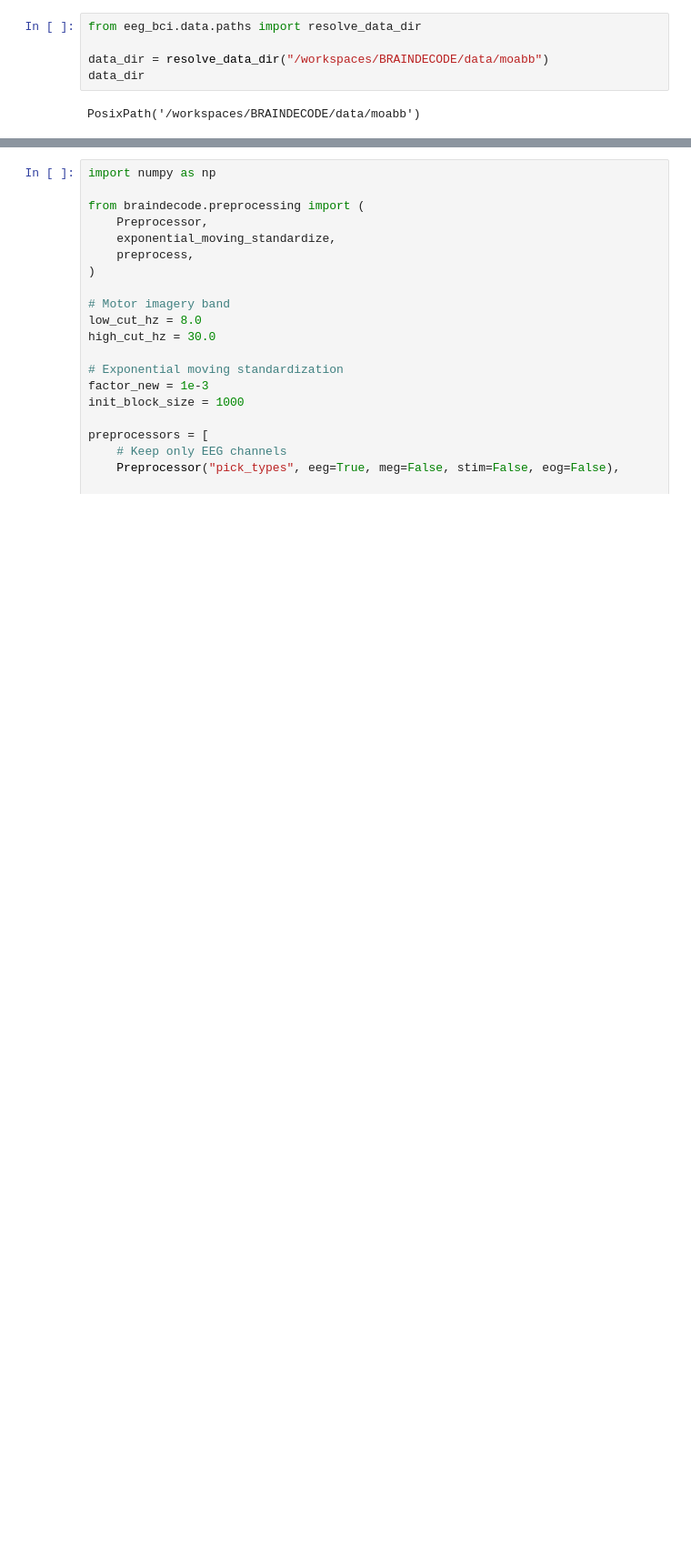
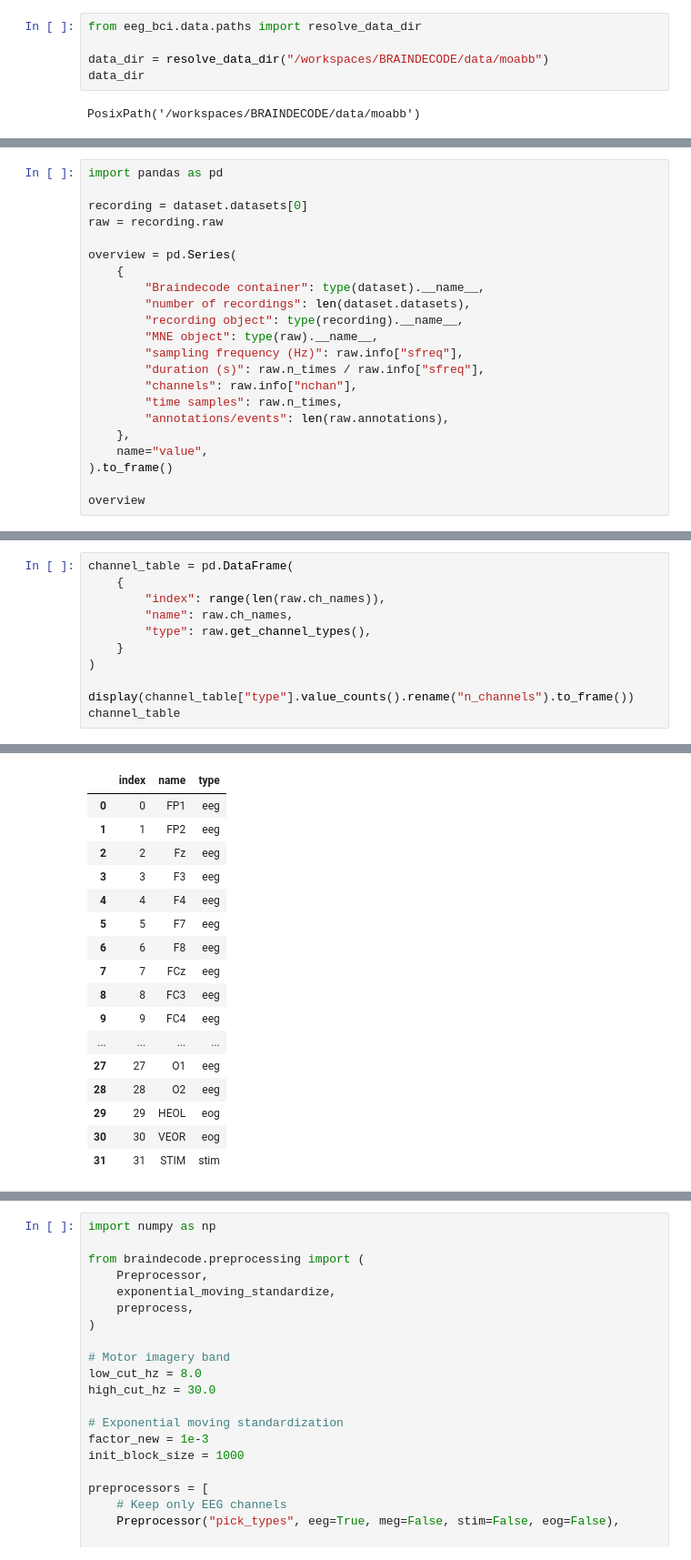
Before and after one commit to hmmakand/EEG, a Jupyter notebook: notebooks/dataset_test_splitting_liu2024.ipynb, the cells around one changed output, grey strips where cells are left out. Shown at 91% size. Drawn from its saved outputs; the diff is of its cells as text; blank space fills up the shorter version.

```diff
--- a/notebooks/dataset_test_splitting_liu2024.ipynb
+++ b/notebooks/dataset_test_splitting_liu2024.ipynb
@@ -19,0 +44,22 @@ Used Annotations descriptions: [np.str_('left_hand'), np.str_('right_hand')]
+# %%
+import pandas as pd
+
+recording = dataset.datasets[0]
+raw = recording.raw
+
+overview = pd.Series(
+    {
+        "Braindecode container": type(dataset).__name__,
+        "number of recordings": len(dataset.datasets),
+        "recording object": type(recording).__name__,
+        "MNE object": type(raw).__name__,
+        "sampling frequency (Hz)": raw.info["sfreq"],
+        "duration (s)": raw.n_times / raw.info["sfreq"],
+        "channels": raw.info["nchan"],
+        "time samples": raw.n_times,
+        "annotations/events": len(raw.annotations),
+    },
+    name="value",
+).to_frame()
+
+overview
@@ -19,0 +95,12 @@ Used Annotations descriptions: [np.str_('left_hand'), np.str_('right_hand')]
+# %%
+channel_table = pd.DataFrame(
+    {
+        "index": range(len(raw.ch_names)),
+        "name": raw.ch_names,
+        "type": raw.get_channel_types(),
+    }
+)
+
+display(channel_table["type"].value_counts().rename("n_channels").to_frame())
+channel_table
+# %% [output]
@@ -19,0 +112,17 @@ Used Annotations descriptions: [np.str_('left_hand'), np.str_('right_hand')]
+|  | index | name | type |
+| 0 | 0 | FP1 | eeg |
+| 1 | 1 | FP2 | eeg |
+| 2 | 2 | Fz | eeg |
+| 3 | 3 | F3 | eeg |
+| 4 | 4 | F4 | eeg |
+| 5 | 5 | F7 | eeg |
+| 6 | 6 | F8 | eeg |
+| 7 | 7 | FCz | eeg |
+| 8 | 8 | FC3 | eeg |
+| 9 | 9 | FC4 | eeg |
+| ... | ... | ... | ... |
+| 27 | 27 | O1 | eeg |
+| 28 | 28 | O2 | eeg |
+| 29 | 29 | HEOL | eog |
+| 30 | 30 | VEOR | eog |
+| 31 | 31 | STIM | stim |
```
Also changed, not shown: parts of 29 cells of this notebook, 37 other files.
